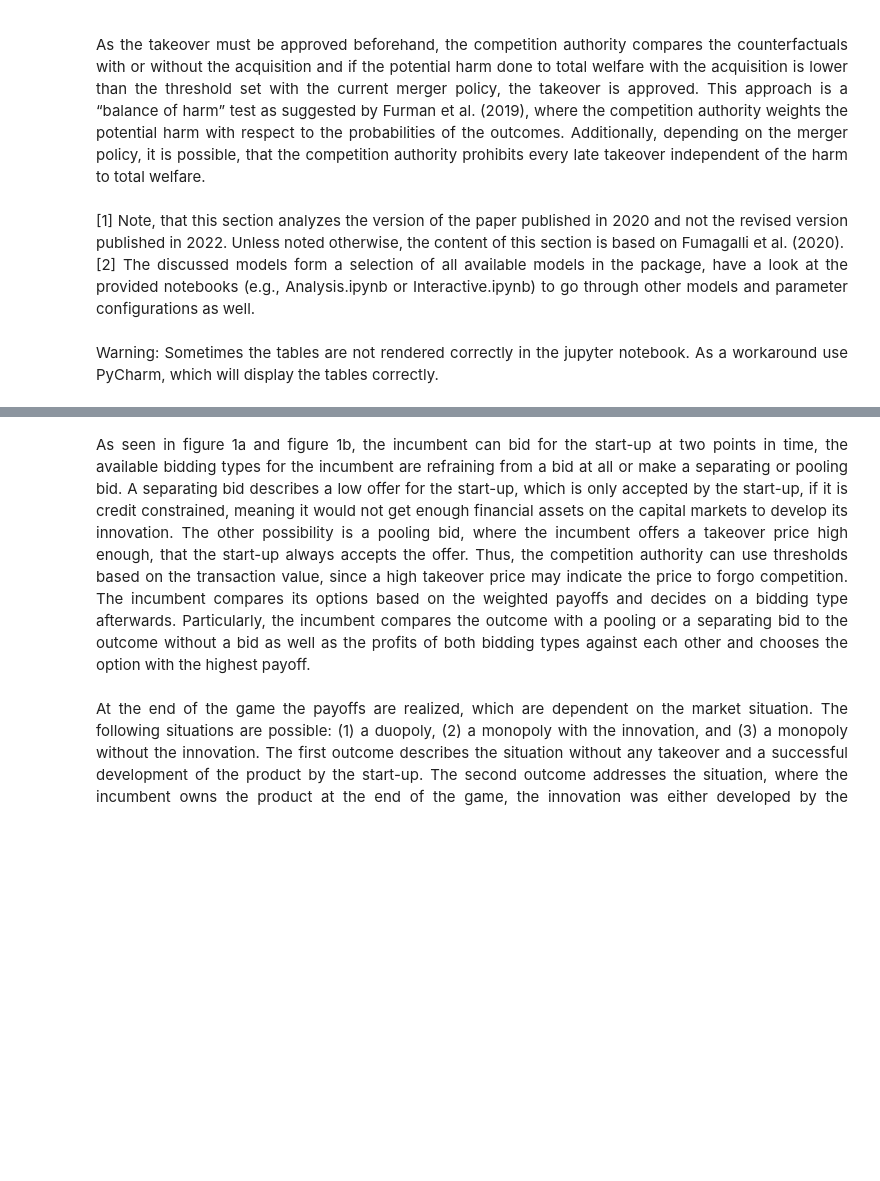
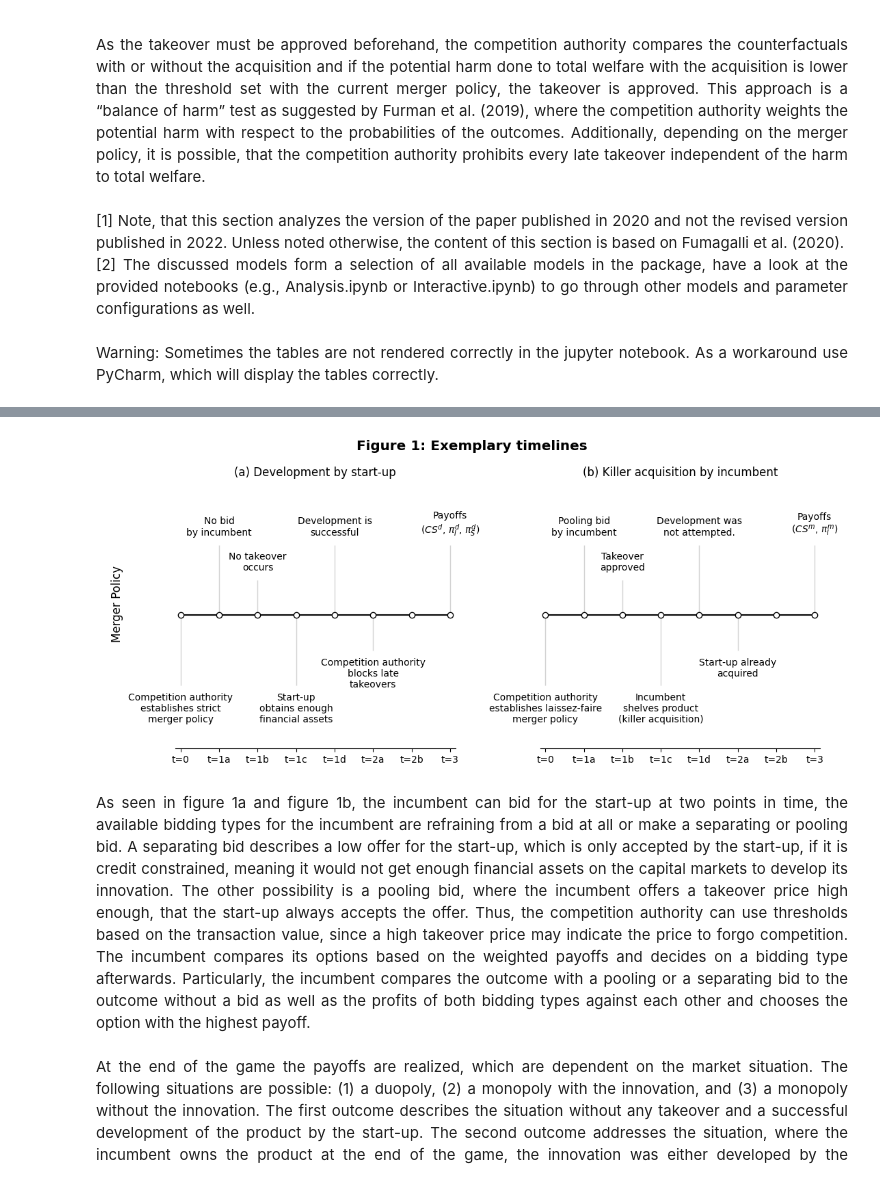
Before and after one commit to manuelbieri/Fumagalli_2020, a Jupyter notebook: Fumagalli_Motta_Tarantino_2020/Notebooks/Analysis.ipynb, the cells around one changed output, grey strips where cells are left out. Drawn from its saved outputs; the diff is of its cells as text; code cells hidden in the pictures; blank space fills up the shorter version.

```diff
--- a/Fumagalli_Motta_Tarantino_2020/Notebooks/Analysis.ipynb
+++ b/Fumagalli_Motta_Tarantino_2020/Notebooks/Analysis.ipynb
@@ -19,13 +19,13 @@ __![UML](https://raw.githubusercontent.com/manuelbieri/Fumagalli_2020/master/ass
 # increase quality of plots
 import matplotlib.pyplot as plt
 
-%matplotlib inline
+%matplotlib ipympl
+plt.rcParams["figure.dpi"] = 300
 %config InlineBackend.figure_format ='svg'
-plt.rcParams["figure.dpi"] = 600
 
 # install and import models
-#%pip install Fumagalli_Motta_Tarantino_2020
-#%pip uninstall Fumagalli_Motta_Tarantino_2020
+# %pip install Fumagalli_Motta_Tarantino_2020
+# %pip uninstall Fumagalli_Motta_Tarantino_2020
 
 # import utilities for plots
 from Fumagalli_Motta_Tarantino_2020.Notebooks.NotebookUtilities import *
@@ -64,5 +64,5 @@ configure_two_axes(
     v2=FMT20.Timeline,
     sub_x_label="",
     policy2=FMT20.MergerPolicies.Laissez_faire,
-).show()
+);
 # %% [output]
@@ -70,3 +69,4 @@ configure_two_axes(
+[figure, added]
 # %% [markdown]
 
 <div style="text-align: justify">
```
Also changed, not shown: parts of 11 cells of this notebook, 4 other files.
